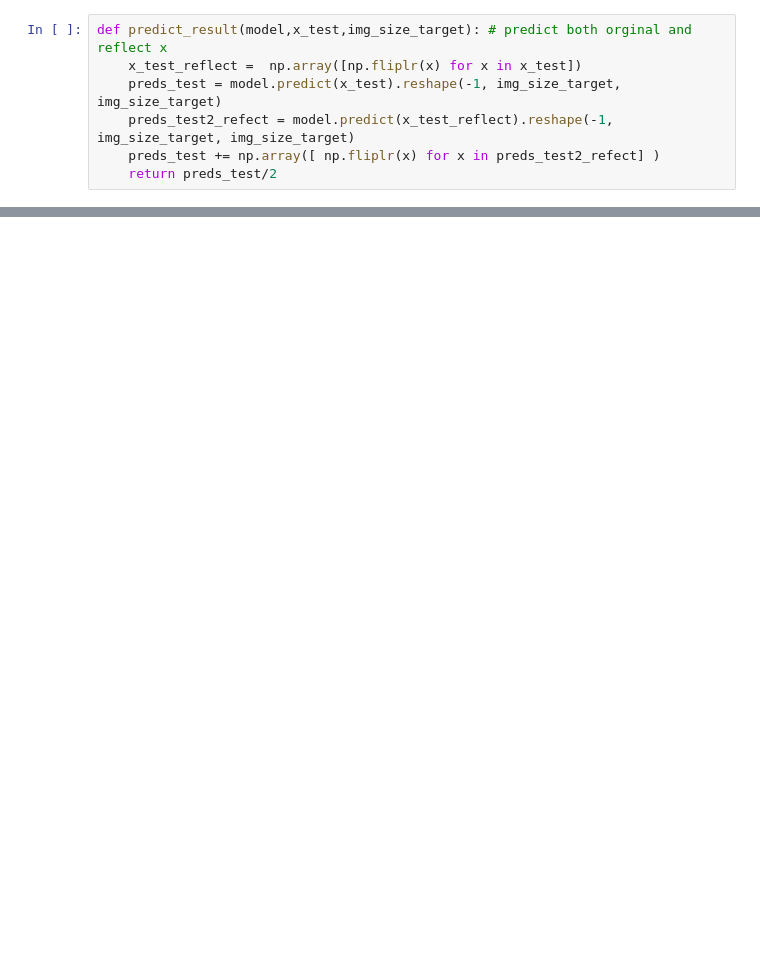
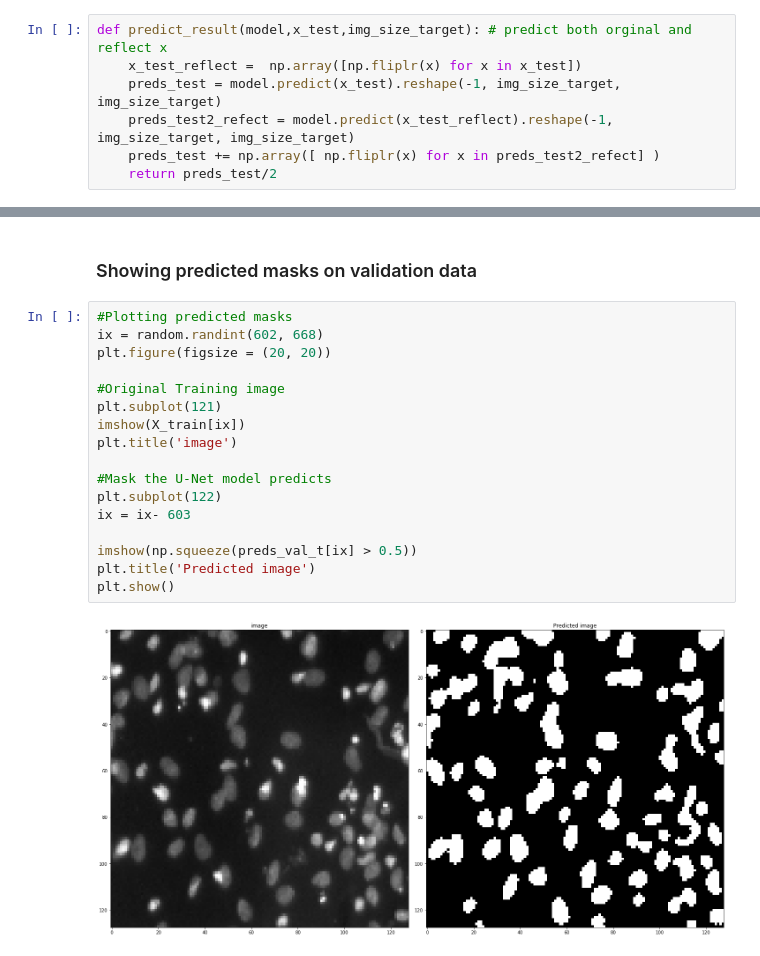
Before and after one commit to dkhanna511/U-net-implementation, a Jupyter notebook: Unet_keras.ipynb, the cells around one changed output, grey strips where cells are left out. Saved outputs shown, nothing was run; the diff lists cells and outputs as text; blank space fills up the shorter version.

Commit message:
10 epochs + validation tested

```diff
--- a/Unet_keras.ipynb
+++ b/Unet_keras.ipynb
@@ -457,0 +472,21 @@ plt.show()
+# %% [markdown]
+### Showing predicted masks on validation data
+# %%
+#Plotting predicted masks
+ix = random.randint(602, 668)
+plt.figure(figsize = (20, 20))
+
+#Original Training image
+plt.subplot(121)
+imshow(X_train[ix])
+plt.title('image')
+
+#Mask the U-Net model predicts
+plt.subplot(122)
+ix = ix- 603
+
+imshow(np.squeeze(preds_val_t[ix] > 0.5))
+plt.title('Predicted image')
+plt.show()
+# %% [output]
+[figure, added]
```
Also changed, not shown: parts of 5 cells of this notebook.
